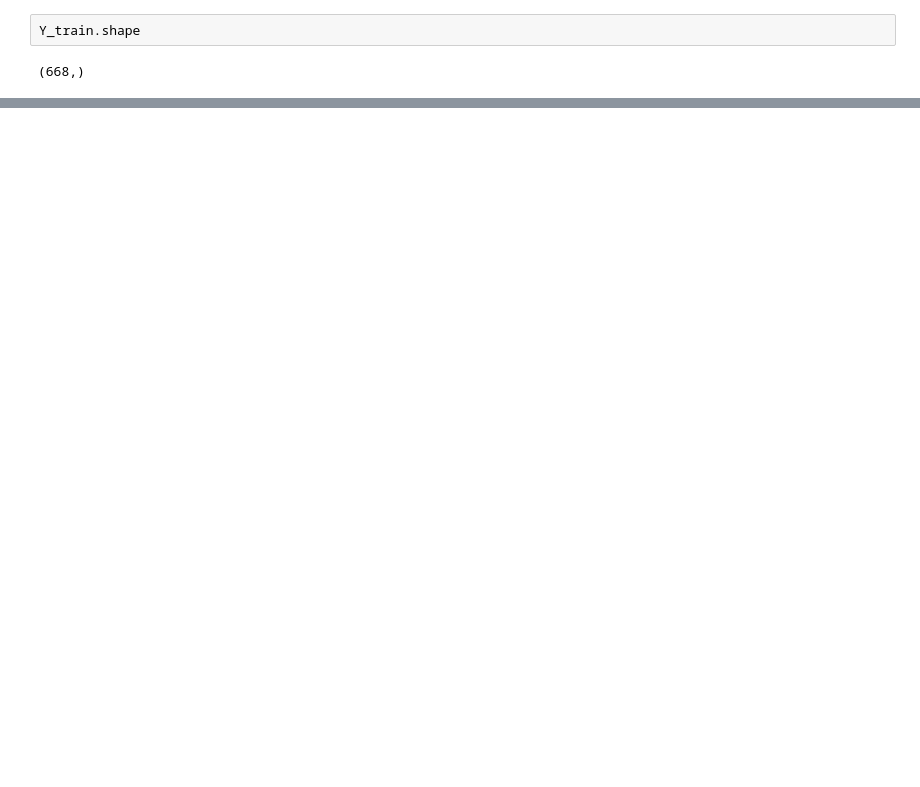
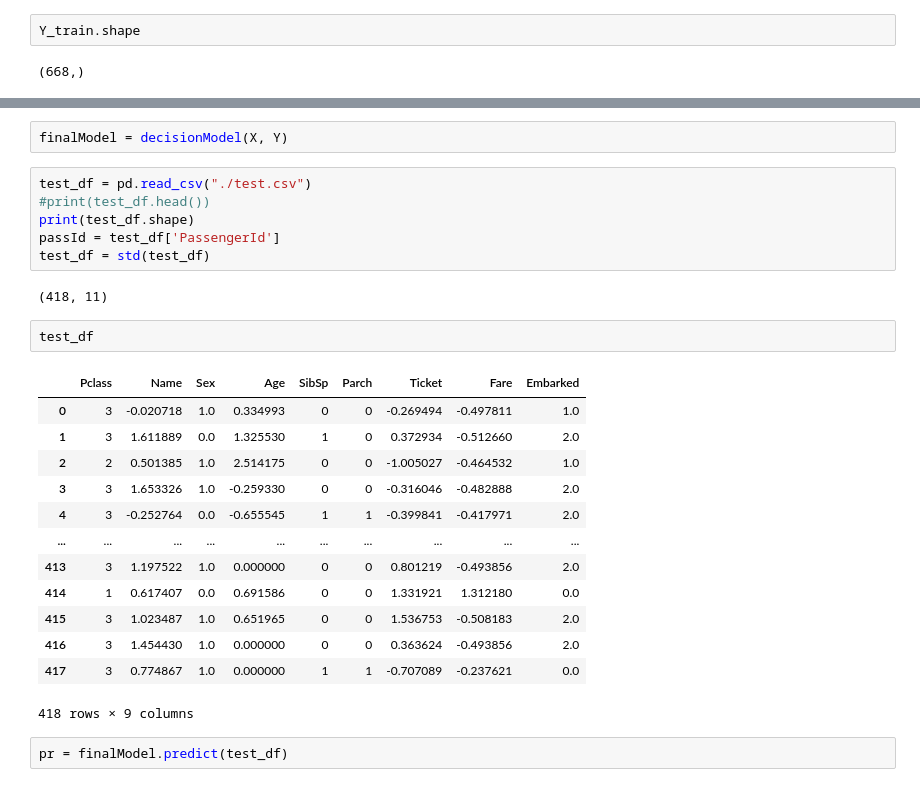
Before and after one commit to kristijanpetronijevic/kaggle_titanic, a Jupyter notebook: train.ipynb, the cells around one changed output, grey strips where cells are left out. Saved outputs shown, nothing was run; the diff lists cells and outputs as text; blank space fills up the shorter version.

```diff
--- a/train.ipynb
+++ b/train.ipynb
@@ -76,0 +145,28 @@ Name: Cabin, Length: 155, dtype: object
+# %%
+finalModel = decisionModel(X, Y)
+# %%
+test_df = pd.read_csv("./test.csv")
+#print(test_df.head())
+print(test_df.shape)
+passId = test_df['PassengerId']
+test_df = std(test_df)
+# %% [output]
+(418, 11)
+# %%
+test_df
+# %% [output]
+|  | Pclass | Name | Sex | Age | SibSp | Parch | Ticket | Fare | Embarked |
+| 0 | 3 | -0.020718 | 1.0 | 0.334993 | 0 | 0 | -0.269494 | -0.497811 | 1.0 |
+| 1 | 3 | 1.611889 | 0.0 | 1.325530 | 1 | 0 | 0.372934 | -0.512660 | 2.0 |
+| 2 | 2 | 0.501385 | 1.0 | 2.514175 | 0 | 0 | -1.005027 | -0.464532 | 1.0 |
+| 3 | 3 | 1.653326 | 1.0 | -0.259330 | 0 | 0 | -0.316046 | -0.482888 | 2.0 |
+| 4 | 3 | -0.252764 | 0.0 | -0.655545 | 1 | 1 | -0.399841 | -0.417971 | 2.0 |
+| ... | ... | ... | ... | ... | ... | ... | ... | ... | ... |
+| 413 | 3 | 1.197522 | 1.0 | 0.000000 | 0 | 0 | 0.801219 | -0.493856 | 2.0 |
+| 414 | 1 | 0.617407 | 0.0 | 0.691586 | 0 | 0 | 1.331921 | 1.312180 | 0.0 |
+| 415 | 3 | 1.023487 | 1.0 | 0.651965 | 0 | 0 | 1.536753 | -0.508183 | 2.0 |
+| 416 | 3 | 1.454430 | 1.0 | 0.000000 | 0 | 0 | 0.363624 | -0.493856 | 2.0 |
+| 417 | 3 | 0.774867 | 1.0 | 0.000000 | 1 | 1 | -0.707089 | -0.237621 | 0.0 |
+418 rows × 9 columns
+# %%
+pr = finalModel.predict(test_df)
```
Also changed, not shown: parts of 24 cells of this notebook, 1 other file.
